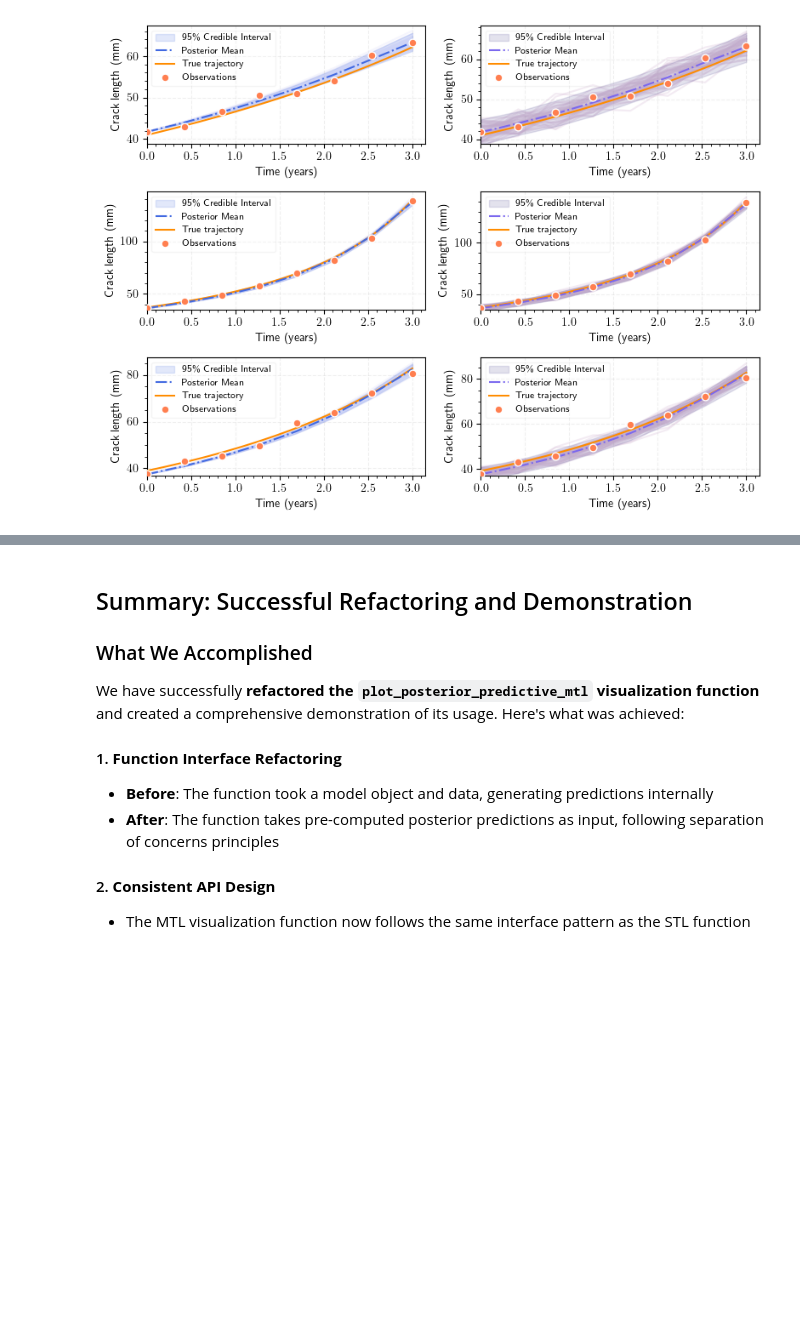
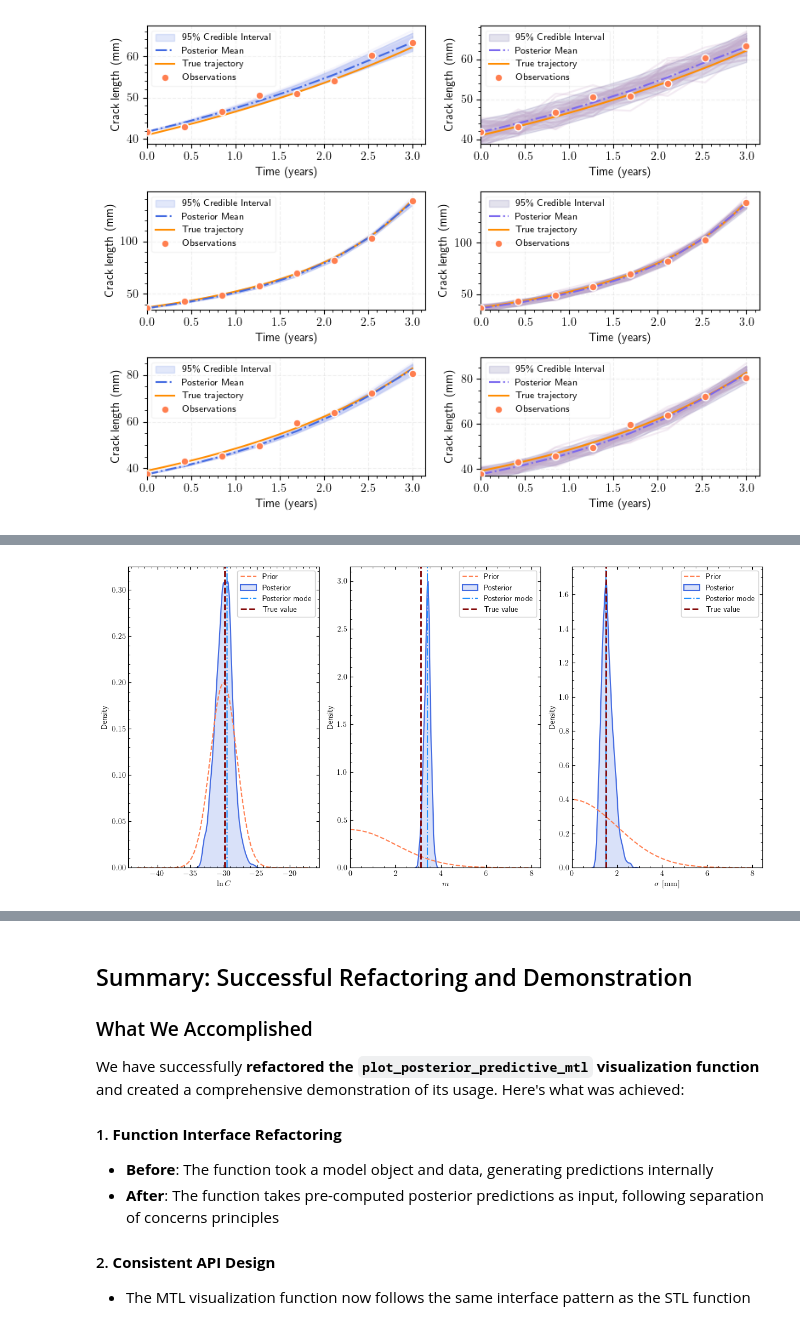
Before and after one commit to nsilionis/hierarchical-crack-growth-monitoring, a Jupyter notebook: notebooks/demo_classic_fatigue.ipynb, the cells around one changed output, grey strips where cells are left out. Saved outputs shown, nothing was run; the diff lists cells and outputs as text; code cells hidden in the pictures; blank space fills up the shorter version.

```diff
--- a/notebooks/demo_classic_fatigue.ipynb
+++ b/notebooks/demo_classic_fatigue.ipynb
@@ -1059,0 +1011,15 @@ Processing component 3...
+# %%
+# Create the hierarchical MTL model
+# The hyperpriors argument enables conditional hyperprior functionality
+mtl_iid_model = MTLBayesianModel(
+    priors=mtl_priors,                    # Fixed effects priors
+    crack_growth_data=uniform_observations, # Multi-component observations
+    hyperpriors=hyperpriors               # Enables hierarchical stress range modeling
+)
+
+print("MTL Model Configuration:")
+print(f"- Number of components: {len(uniform_observations['times'])}")
+print(f"- Shared parameters: {list(mtl_priors.keys())}")
+print(f"- Component-specific parameters: stress ranges (ds)")
+print(f"- Hyperprior mode: {'Hierarchical' if hyperpriors else 'Simple'}")
+print(f"- Observations per component: {[len(times) for times in uniform_observations['times']]}")
@@ -1059,0 +1118,51 @@ Processing component 3...
+# %%
+# First, let's create extended priors that include all parameters in the MTL model
+# We need to add component-specific priors for stress ranges
+mtl_extended_priors = mtl_priors.copy()  # Start with population-level priors
+
+# Define true values for ALL MTL parameters
+mtl_extended_true_values = {
+    # Population-level parameters (shared across components)
+    "logc": true_logc,  # True shared logC
+    "m": true_m,        # True shared m
+    "noise_std": 1.5,   # True observation noise
+
+    # Component-specific stress ranges (true values)
+    "ds[0]": controlled_data['stress_ranges'][0],  # Component 1: 16.0 MPa
+    "ds[1]": controlled_data['stress_ranges'][1],  # Component 2: 22.0 MPa
+    "ds[2]": controlled_data['stress_ranges'][2],  # Component 3: 19.0 MPa
+
+    # Hyperpriors don't have "true" values since they're learned from data
+    # We'll omit them from true_values so they don't get vertical lines
+}
+
+# Create comprehensive variable list for all MTL parameters
+all_mtl_vars = [
+    # Population-level (shared) parameters
+    "logc", "m", "noise_std",
+]
+
+# Create display labels for all parameters
+all_mtl_labels = {
+    # Population-level parameters
+    "logc": r"$\ln C$",
+    "m": r"$m$",
+    "noise_std": r"$\sigma \ \mathrm{[mm]}$",
+}
+
+# Create the comprehensive comparison plot
+fig, axes = plot_prior_posterior_comparison(
+    posterior_samples=mtl_results['samples'],
+    prior_dists=mtl_extended_priors,
+    true_values=mtl_extended_true_values,
+    var_names=all_mtl_vars,
+    plot_var_names=all_mtl_labels,
+    figsize=(12.0, 6.0),  # Larger figure to accommodate all parameters
+    n_cols=3,              # 3 columns for better layout
+    point_estimate='mode',
+    save_fig_name="comprehensive_mtl_iid_prior_posterior_comparison.pdf",
+    use_first_chain_only=True,
+    prior_range_extension=1.5
+)
+# %% [output]
+[figure, added]
```
Also changed, not shown: parts of 14 cells of this notebook.
